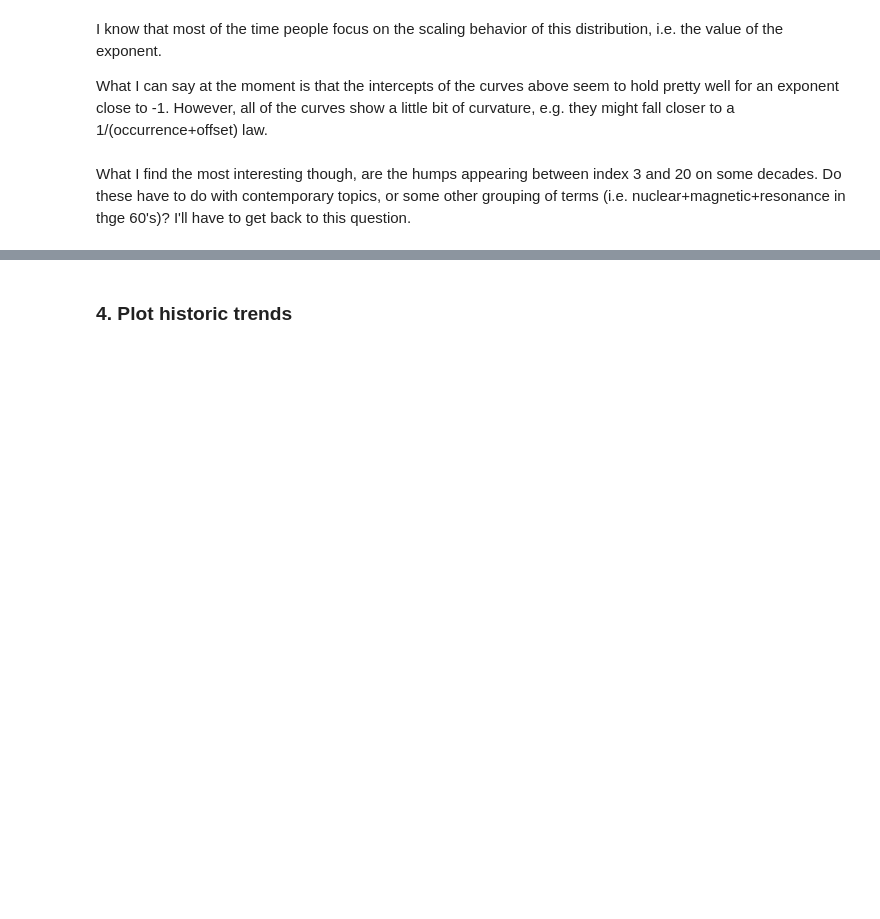
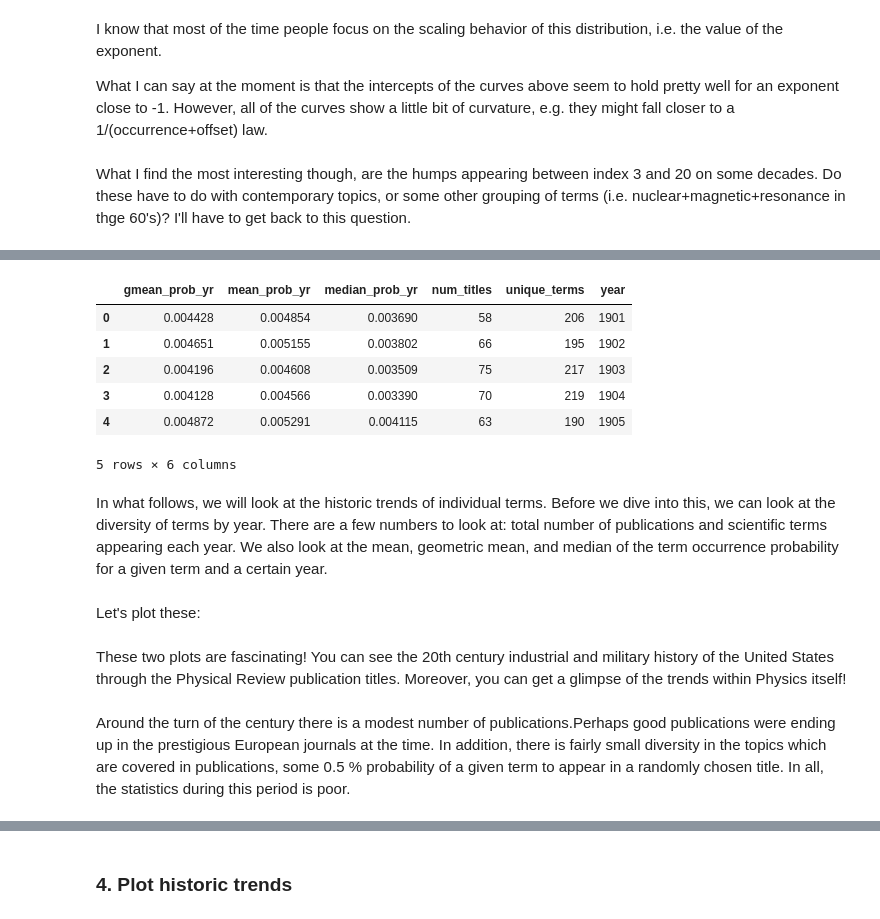
Before and after one commit to nikos-daniilidis/haystack, a Jupyter notebook: explore-physical-review-scikit.ipynb, the cells around one changed output, grey strips where cells are left out. Drawn from its saved outputs; the diff is of its cells as text; code cells hidden in the pictures; blank space fills up the shorter version.

```diff
--- a/explore-physical-review-scikit.ipynb
+++ b/explore-physical-review-scikit.ipynb
@@ -564,7 +674,2 @@ df_lst[0].head()
 # %%
-term_stats_df_list = batchTermStatsDf(df_lst, 'title', min__df = 1, max__df = 0.3, max__features = 1000, ngram__range = (1,3), stop__words = sw)
-# Create Term Density Matrix using Slender Means implementation (slow)
-#tdm_lst = []
-#for i,df in enumerate(df_lst):
-#    tdm_lst.append(tdm_df(df, sparse_df = True))
-#tdm_tydf.describe()
+term_stats_df_list = batchTermStatsDf(df_lst, 'title_stripped', min__df = 1, max__df = 0.3, max__features = 1000, ngram__range = (1,3), stop__words = sw)
@@ -575,0 +684,6 @@ term_stats_df_list = batchTermStatsDf(df_lst, 'title', min__df = 1, max__df = 0.
+# %%
+#prsd = replace_ngrams('nuclear magnetic resonance and infra red absorption spectrum of gold nanoparticles',ngrams_list,'_')
+#print prsd
+for ix,df in enumerate(df_lst):
+    for jx,ttl in enumerate(df['title_stripped']):
+        df_lst[ix]['title_stripped'][jx] = replace_ngrams(ttl,ngrams_list,'_')
@@ -618,0 +737,30 @@ I'll have to get back to this question.
+# %%
+from scipy.stats.mstats import gmean
+yearly_stats_dict = {'year':[], 'num_titles':[], 'unique_terms':[], 'mean_prob_yr':[], 'median_prob_yr':[], 'gmean_prob_yr':[]}
+for year in range(1901,1970):
+    yearly_stats_dict['year'].append(year)
+    df_yr = df[df.publication_year==year]
+    yearly_stats_dict['num_titles'].append(df_yr.shape[0])
+    supertitle = ''
+    for ttl in df_yr.title_stripped:
+        supertitle = supertitle+' '+ttl
+    yearly_stats_dict['unique_terms'].append(len(set(supertitle.split())))
+    term_stats_yr = batchTermStatsDf([df_yr], 'title_stripped', min__df = 1, max__df = 0.3, max__features = 10000, ngram__range = (1,1), stop__words = sw)
+    yearly_stats_dict['mean_prob_yr'].append(term_stats_yr[0].probability.mean())
+    yearly_stats_dict['median_prob_yr'].append(term_stats_yr[0].probability.median())
+    yearly_stats_dict['gmean_prob_yr'].append(gmean(term_stats_yr[0].probability))
+yearly_stats_df = pd.DataFrame(yearly_stats_dict)
+yearly_stats_df.head()
+# %% [output]
+|  | gmean_prob_yr | mean_prob_yr | median_prob_yr | num_titles | unique_terms | year |
+| 0 | 0.004428 | 0.004854 | 0.003690 | 58 | 206 | 1901 |
+| 1 | 0.004651 | 0.005155 | 0.003802 | 66 | 195 | 1902 |
+| 2 | 0.004196 | 0.004608 | 0.003509 | 75 | 217 | 1903 |
+| 3 | 0.004128 | 0.004566 | 0.003390 | 70 | 219 | 1904 |
+| 4 | 0.004872 | 0.005291 | 0.004115 | 63 | 190 | 1905 |
+5 rows × 6 columns
+# %% [markdown]
+In what follows, we will look at the historic trends of individual terms. Before we dive into this, we can look at the diversity of
+terms by year. There are a few numbers to look at: total number of publications and scientific terms appearing each year. We also look at the mean, geometric mean, and median of the term occurrence probability for a given term and a certain year.
+# %% [markdown]
+Let's plot these:
@@ -618,0 +770,8 @@ I'll have to get back to this question.
+# %% [markdown]
+These two plots are fascinating! You can see the 20th century industrial and military history of the
+United States through the Physical Review publication titles. Moreover, you can get a glimpse of the
+trends within Physics itself!
+# %% [markdown]
+Around the turn of the century there is a modest number of publications.Perhaps good publications were ending up in the prestigious
+European journals at the time. In addition, there is fairly small diversity in the topics which are covered in publications, some 0.5 %
+probability of a given term to appear in a randomly chosen title. In all, the statistics during this period is poor.
```
Also changed, not shown: parts of 75 cells of this notebook, 1 other file.
